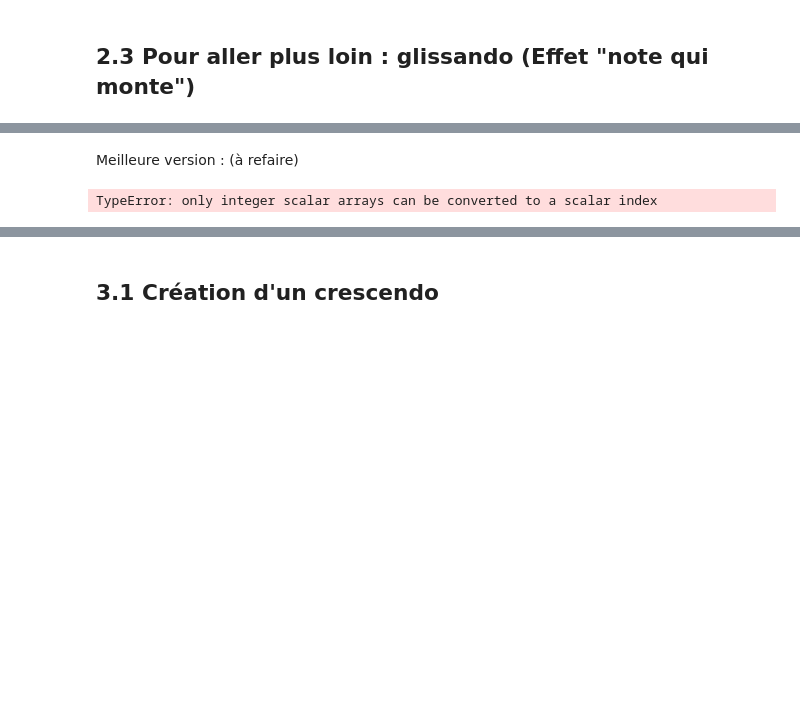
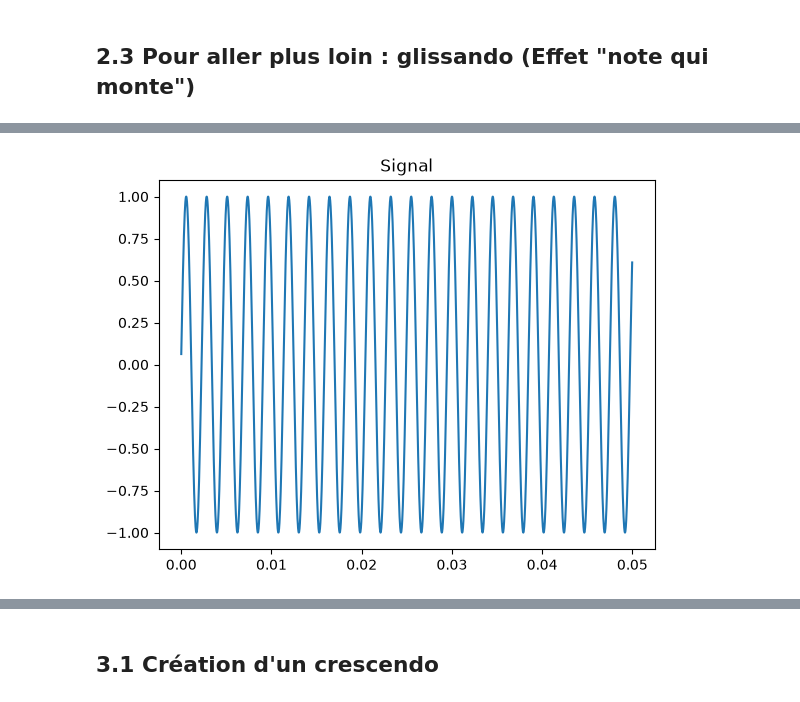
Before and after one commit to clementlegoff8/TP-son, a Jupyter notebook: TPson2.ipynb, the cells around one changed output, grey strips where cells are left out. Cells and saved outputs as stored; diff of their text form; code cells hidden in the pictures; blank space fills up the shorter version.

Commit message:
Version avancée

```diff
--- a/TPson2.ipynb
+++ b/TPson2.ipynb
@@ -52,11 +54,3 @@ display_signal(sine(300),width=0.05)
 [interactive output not drawn]
 # %% [markdown]
 ## 2.3 Pour aller plus loin : glissando (Effet "note qui monte")
-# %%
-def sine_linear(freq1,freq2,duration=1):
-    temps = np.linspace(0,duration,RATE*duration)
-    frequence = np.linspace(freq1,freq2,RATE*duration)
-    signal = np.sin(2*np.pi*np.multiply(temps,frequence))
-    return signal
-
-display_signal(sine_linear(440,523.25),width=0.05)
@@ -66,12 +57,9 @@ display_signal(sine_linear(440,523.25),width=0.05)
-# %% [markdown]
-Meilleure version : (à refaire)
 # %%
-def sine_linear(freq1,freq2,duration=1):
-    temps = np.linspace(0,duration,RATE*duration)
-    frequence = np.linspace(freq1,freq2,RATE*duration)
-    signal = np.sin(2*np.pi*np.sum(temps,frequence))
+def sine_linear(freq1,freq2,duration=1): #renvoie un glissando de freq1 à freq2 de durée duration
+    frequence = np.linspace(freq1,freq2,RATE*duration) #fréquence linéairement variable
+    signal = np.sin(2*np.pi*frequence.cumsum()/RATE) #formule générale d'un signal de fréquence variable (cumsum = somme cumulative, et en divisant par RATE on se retrouve avec une valeur approchée de l'intégrale de la fréquence)
     return signal
 
 display_signal(sine_linear(440,523.25),width=0.05)
 # %% [output]
-TypeError: only integer scalar arrays can be converted to a scalar index
+[figure, added]
```
Also changed, not shown: parts of 19 cells of this notebook.
